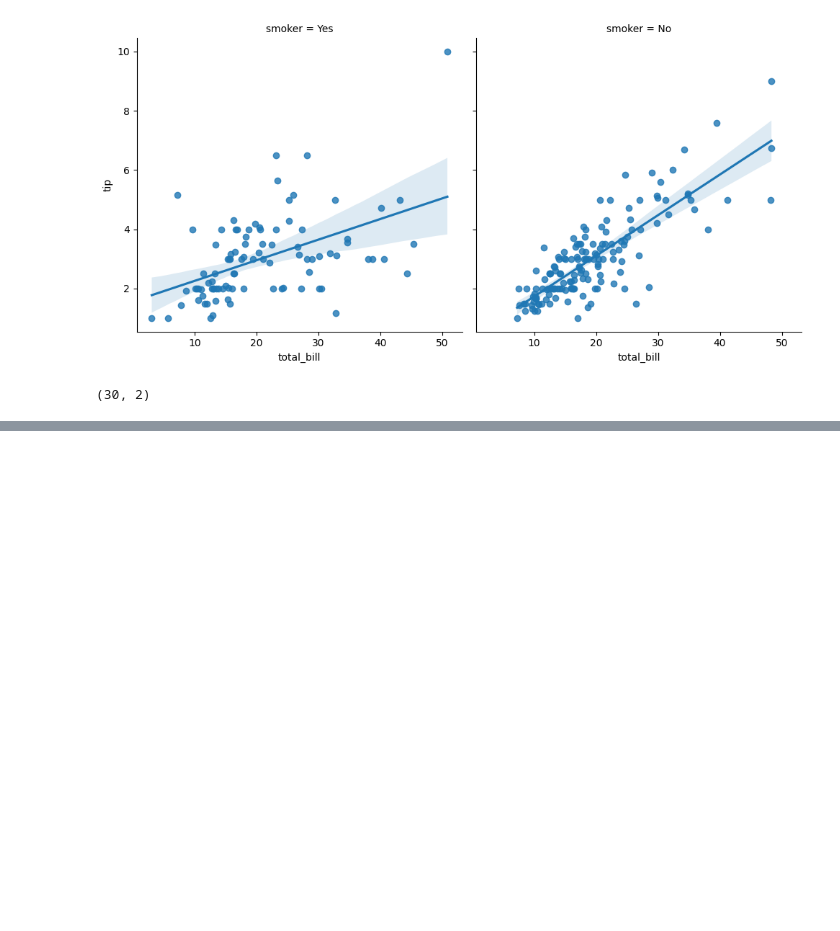
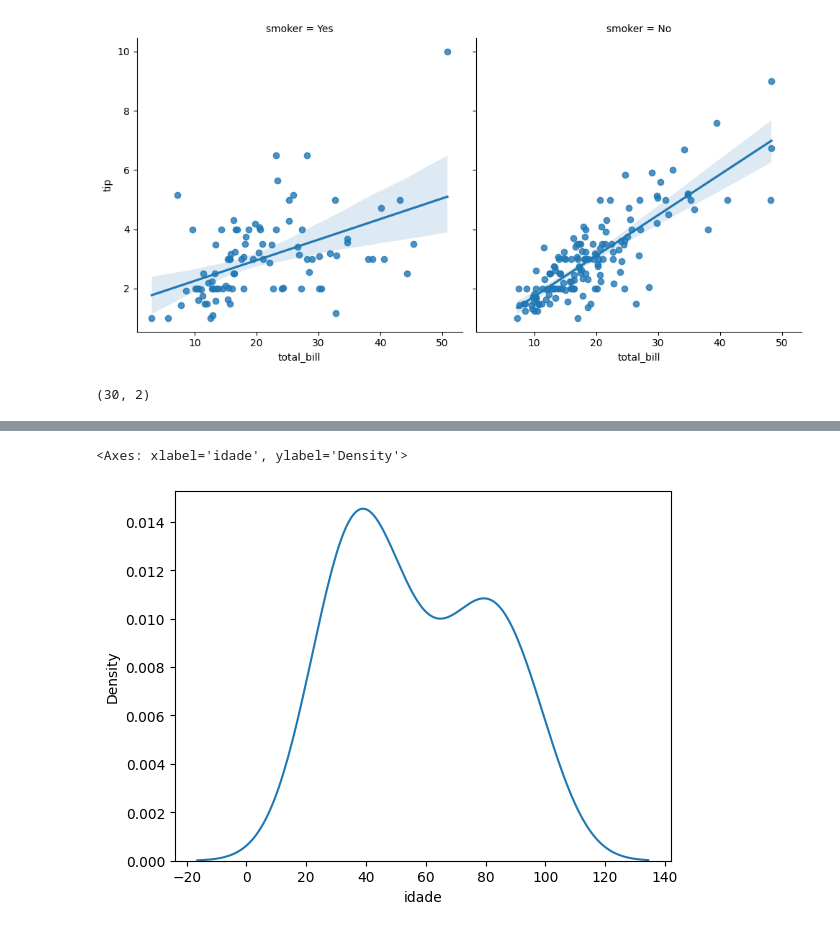
Before and after one commit to rheydne/curso-python, a Jupyter notebook: 11-graficos-python.ipynb/8-seaborn-graf-estatistico.ipynb, the cells around one changed output, grey strips where cells are left out. Drawn from its saved outputs; the diff is of its cells as text; code cells hidden in the pictures; blank space fills up the shorter version.

```diff
--- a/11-graficos-python.ipynb/8-seaborn-graf-estatistico.ipynb
+++ b/11-graficos-python.ipynb/8-seaborn-graf-estatistico.ipynb
@@ -60,0 +63,8 @@ sea.lmplot(data = df, x = "idade", y = "peso", fit_reg = True)
+# %%
+# kdeplot
+sea.kdeplot(df.idade)
+
+# Avalia a distribuição da idade
+# %% [output]
+<Axes: xlabel='idade', ylabel='Density'>
+[figure, added]
```
Also changed, not shown: parts of 10 cells of this notebook, 4 other files.
